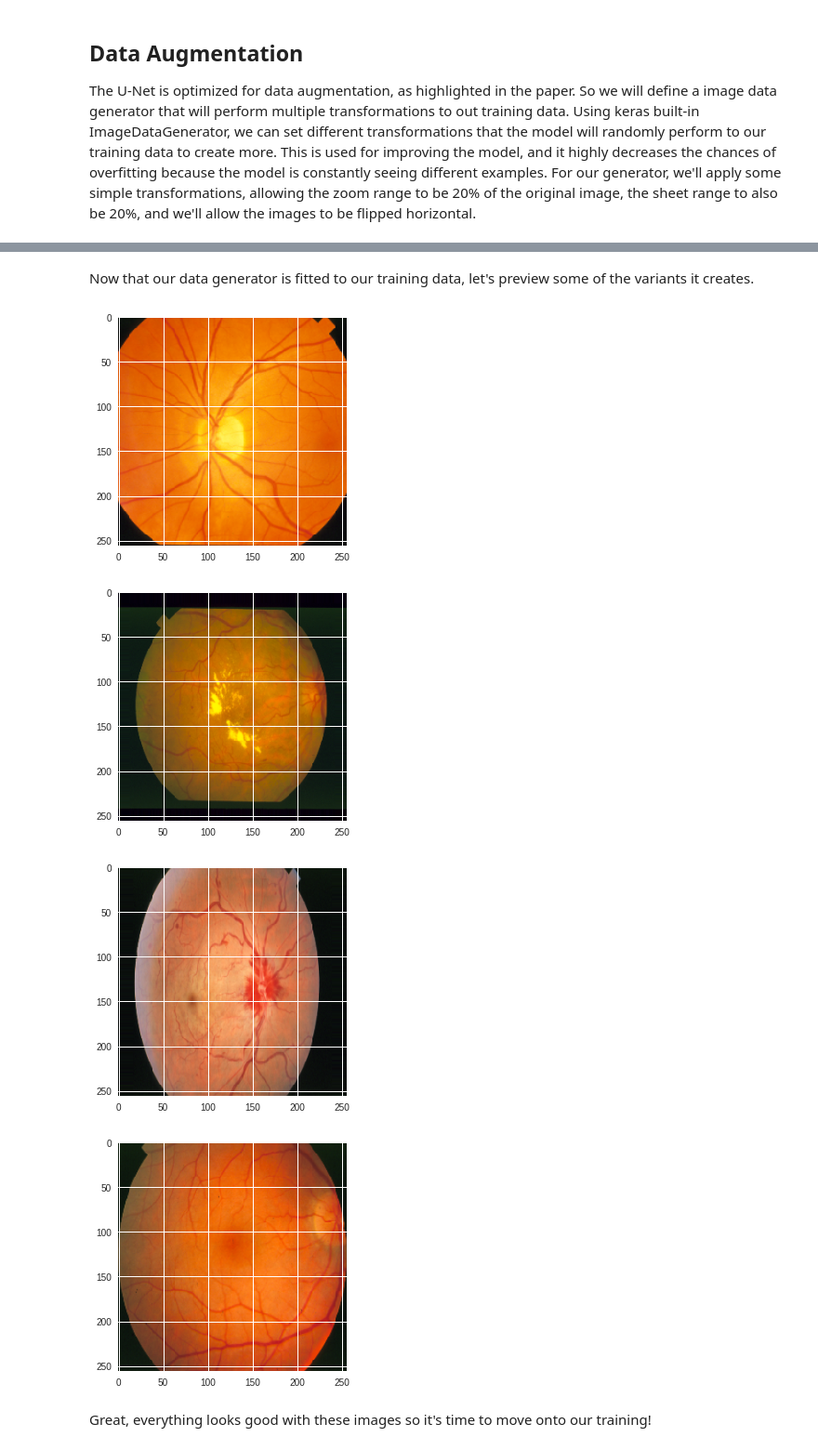
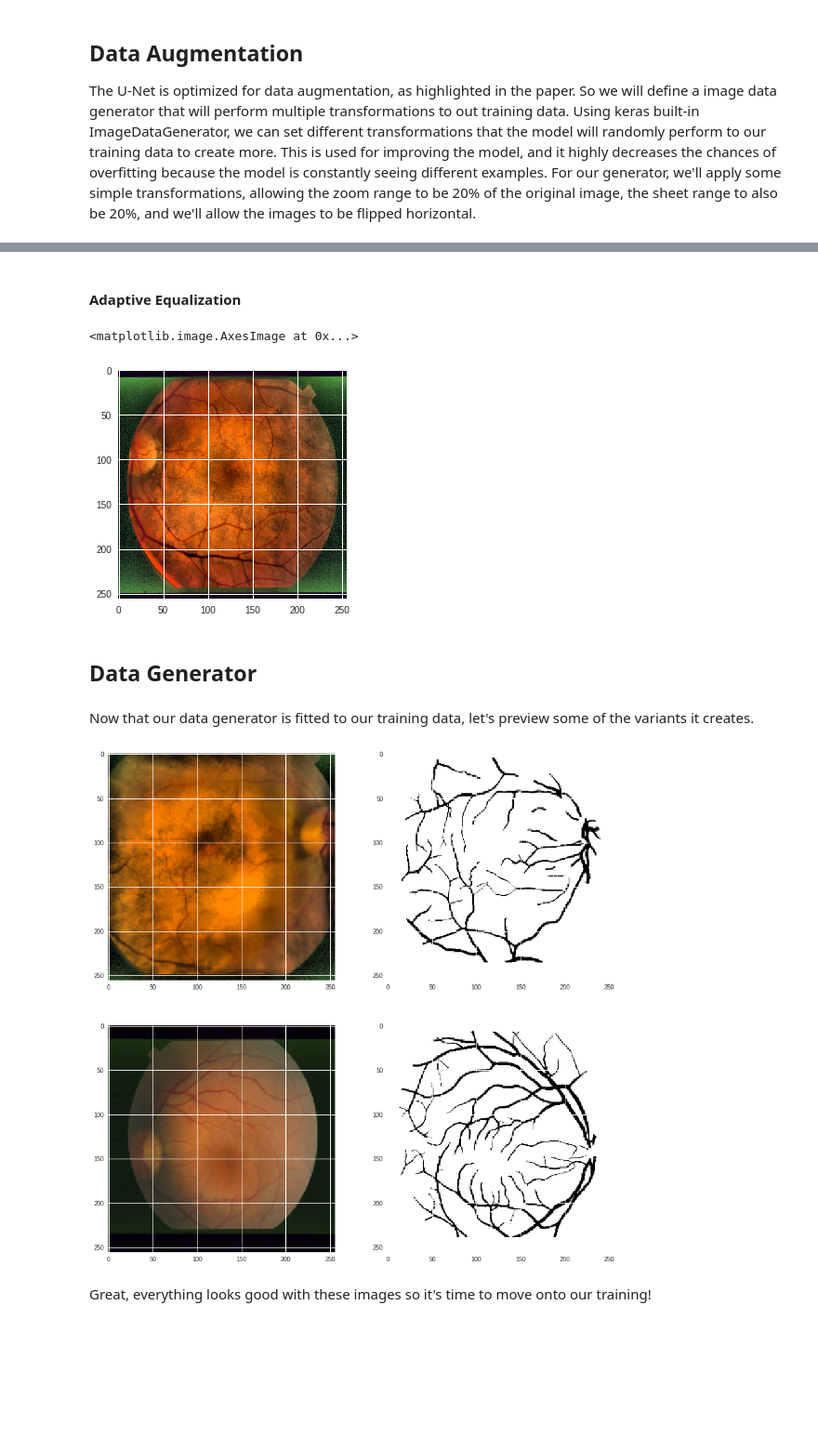
Before and after one commit to dexterfichuk/U-Net-Keras-Implementation, a Jupyter notebook: U-Net Implementation.ipynb, the cells around one changed output, grey strips where cells are left out. Shown at 93% size. Drawn from its saved outputs; the diff is of its cells as text; code cells hidden in the pictures; blank space fills up the shorter version.

```diff
--- a/U-Net Implementation.ipynb
+++ b/U-Net Implementation.ipynb
@@ -310,0 +298,21 @@ The U-Net is optimized for data augmentation, as highlighted in the paper. So we
+# %%
+from skimage import data, img_as_float, exposure, io
+import random
+
+# Equalizes teh images histogram
+def equalize_hist(img):
+  return exposure.equalize_hist(img)*255
+
+
+def adaptive_equalization(img):
+  return exposure.equalize_adapthist(img/255., clip_limit=0.03)*255
+
+def custom_augmentations(img, prob = 0.2):
+  proba = prob*100
+#   roll = random.randint(0,100)
+  # I want my 2 custom augmentations to be exclusive.
+  if random.randint(0,100) <= proba:
+    img = equalize_hist(img)
+  elif random.randint(0,100) <= proba:
+    img = adaptive_equalization(img)
+  return img
@@ -311,3 +339,12 @@ The U-Net is optimized for data augmentation, as highlighted in the paper. So we
+# %% [markdown]
+#### Adaptive Equalization
+# %%
+imshow(adaptive_equalization(X_train[2])/255.)
+# %% [output]
+<matplotlib.image.AxesImage at 0x...>
+[figure, added]
+# %% [markdown]
+## Data Generator
 # %%
 from keras.preprocessing.image import ImageDataGenerator
 
@@ -315,7 +352,8 @@ from keras.preprocessing.image import ImageDataGenerator
 train_datagen = ImageDataGenerator(
         shear_range=0.2,
         zoom_range=0.2,
-        horizontal_flip=True)
+        horizontal_flip=True,
+        preprocessing_function=custom_augmentations)
 
 mask_datagen = ImageDataGenerator(
         shear_range=0.2,
@@ -340,17 +378,15 @@ Now that our data generator is fitted to our training data, let's preview some o
 # %%
 # Print some generated images
 for X_batch, y_batch in train_datagen.flow(X_train, y_train, batch_size=9):
 	# create a grid of 3x3 images
-  for i in range(0, 4):
-    imshow(X_batch[i]/255)
-	# show the plot
-    plt.show()
+  f, axarr = plt.subplots(2,2,figsize=(15,15))
+  for i in range(0, 2):
+    axarr[i,0].imshow(X_batch[i]/255)
+    axarr[i,1].imshow(np.squeeze(y_batch[i]))
+#     plt.show()
   break
 # %% [output]
-[figure, old version]
+[figure, new version]
-[figure, removed]
-[figure, removed]
-[figure, removed]
 # %% [markdown]
 Great, everything looks good with these images so it's time to move onto our training!
 # %% [markdown]
```
Also changed, not shown: parts of 27 cells of this notebook.
